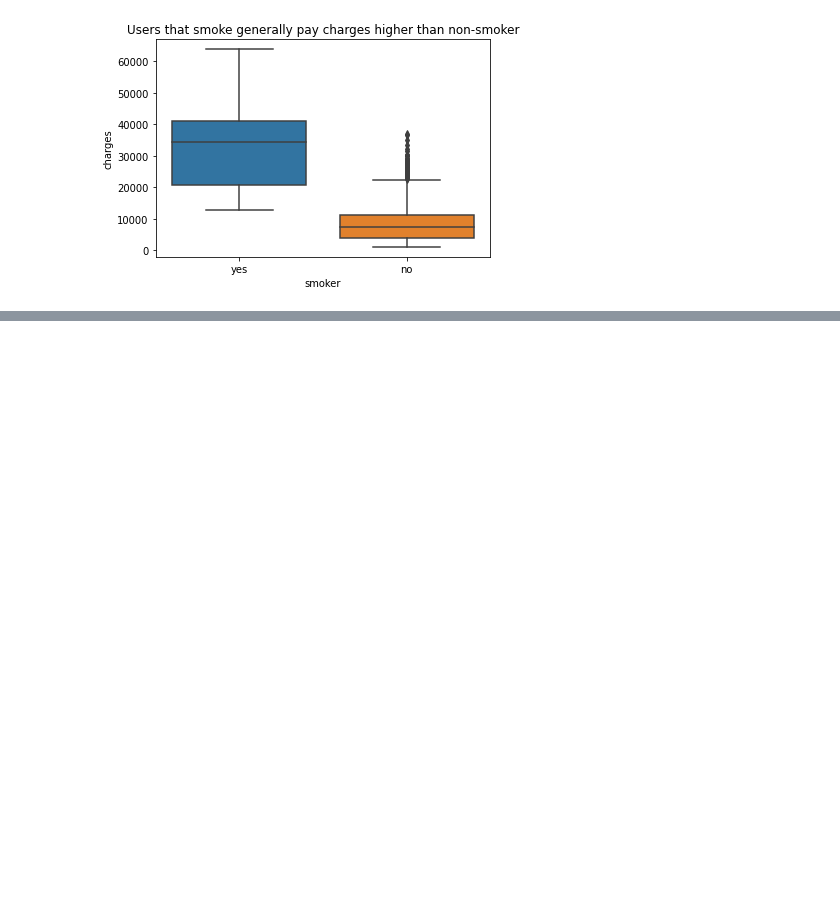
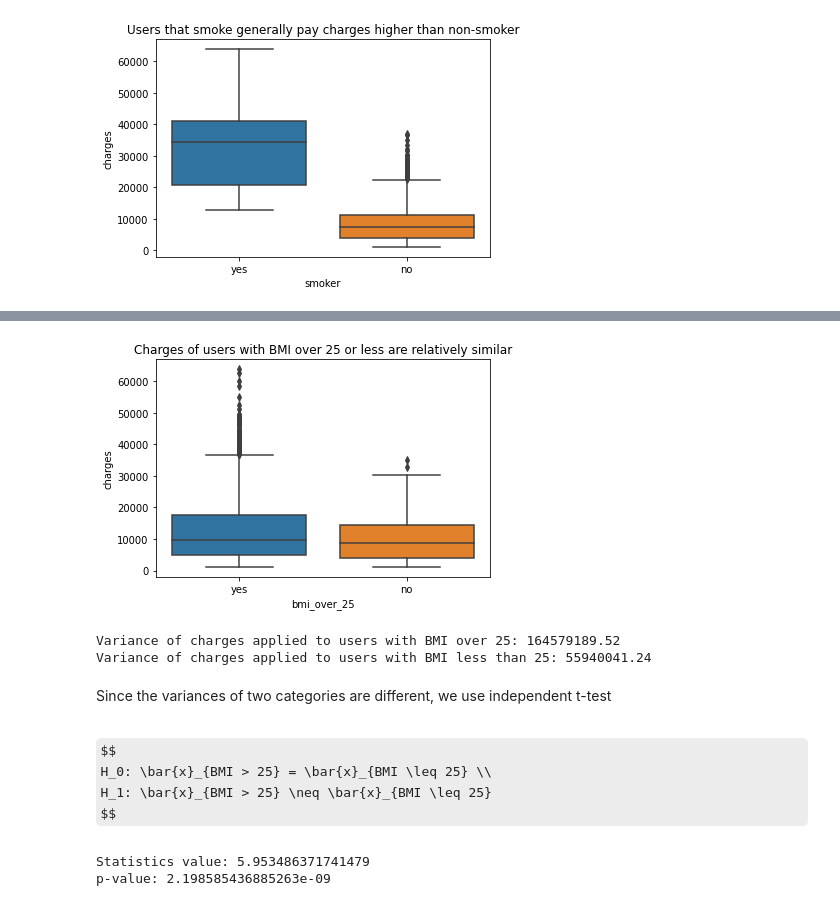
Before and after one commit to rahmanazizf/Pacmann_Projects, a Jupyter notebook: Project_Probability1/Project_1_Pacmann_RAF.ipynb, the cells around one changed output, grey strips where cells are left out. Drawn from its saved outputs; the diff is of its cells as text; code cells hidden in the pictures; some formulas as TeX source; blank space fills up the shorter version.

```diff
--- a/Project_Probability1/Project_1_Pacmann_RAF.ipynb
+++ b/Project_Probability1/Project_1_Pacmann_RAF.ipynb
@@ -299,0 +339,5 @@ plt.show()
+# %%
+# preparing data
+insurance_mod = insurance.copy()
+insurance_mod['bmi_over_25'] = np.where(insurance['bmi'] > 25, 'yes', 'no')
+insurance_mod.head()
@@ -299,0 +351,6 @@ plt.show()
+# %%
+sns.boxplot(x='bmi_over_25', y='charges', data=insurance_mod)
+plt.title('Charges of users with BMI over 25 or less are relatively similar')
+plt.show()
+# %% [output]
+[figure, added]
@@ -299,0 +361,13 @@ plt.show()
+# %%
+print(f"Variance of charges applied to users with BMI over 25: {np.var(charge_over_25):.2f}")
+print(f"Variance of charges applied to users with BMI less than 25: {np.var(charge_less_25):.2f}")
+# %% [output]
+Variance of charges applied to users with BMI over 25: 164579189.52
+Variance of charges applied to users with BMI less than 25: 55940041.24
+# %% [markdown]
+Since the variances of two categories are different, we use independent t-test
+# %% [markdown]
+$$
+H_0: \bar{x}_{BMI > 25} = \bar{x}_{BMI \leq 25} \\
+H_1: \bar{x}_{BMI > 25} \neq \bar{x}_{BMI \leq 25}
+$$
@@ -299,0 +376,6 @@ plt.show()
+# %%
+print(f"Statistics value: {st}")
+print(f"p-value: {p_val}")
+# %% [output]
+Statistics value: 5.953486371741479
+p-value: 2.198585436885263e-09
```
Also changed, not shown: parts of 28 cells of this notebook.
